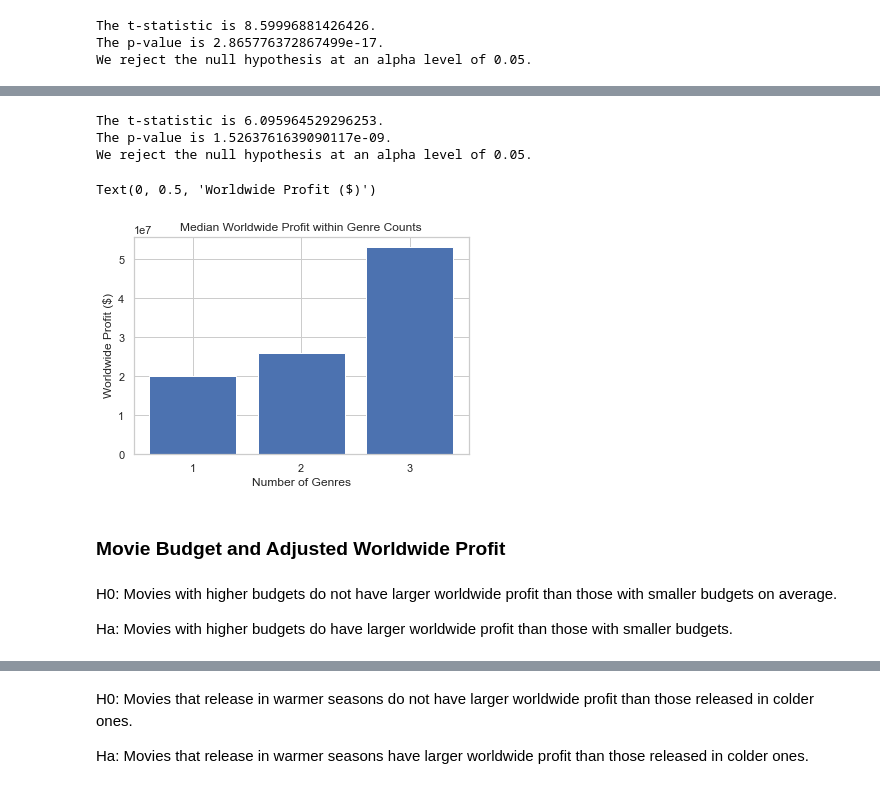
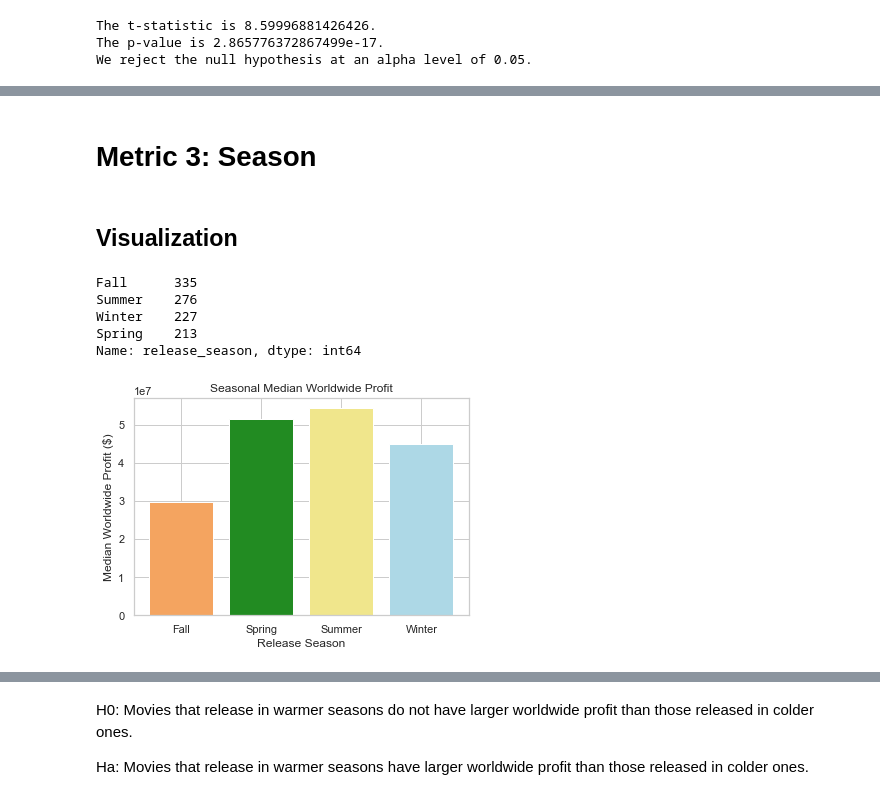
Before and after one commit to doriggs/Semester1Capstone, a Jupyter notebook: student.ipynb, the cells around one changed output, grey strips where cells are left out. Cells and saved outputs as stored; diff of their text form; code cells hidden in the pictures.

```diff
--- a/student.ipynb
+++ b/student.ipynb
@@ -131,13 +131,13 @@ imdb_df_c2 = imdb_df_c.merge(tn_df, how = "inner",
 seasons = []
 for m in imdb_df_c2["release_month"]:
     if(m in [12,1,2]):
-        seasons.append("winter")
+        seasons.append("Winter")
     elif(m in [3,4,5]):
-        seasons.append("spring")
+        seasons.append("Spring")
     elif(m in [6,7,8]):
-        seasons.append("summer")
+        seasons.append("Summer")
     else:
-        seasons.append("fall")
+        seasons.append("Fall")
 
 imdb_df_c2["release_season"] = seasons
 
@@ -477,31 +470,26 @@ genres_1or2 = imdb_df_c2[imdb_df_c2["genres_count"]!= 3]
-# %%
-results = stats.ttest_ind(genres_3["adjusted_worldwide"],
-                          genres_1or2["adjusted_worldwide"])
-alpha = 0.05
-print("The t-statistic is {}.".format(results.statistic))
-print("The p-value is {}.".format(results.pvalue))
-if(results.pvalue < alpha):
-    print("We reject the null hypothesis at an alpha level of {}.".format(alpha))
-else:
-    print("We fail to reject the null hypothesis at an alpha level of {}.".format(alpha))
-# %% [output]
-The t-statistic is 6.095964529296253.
-The p-value is 1.5263761639090117e-09.
-We reject the null hypothesis at an alpha level of 0.05.
+# %% [markdown]
+# Metric 3: Season
+# %% [markdown]
+## Visualization
+# %%
+# get value counts of each season
+imdb_df_c2["release_season"].value_counts()
+# %% [output]
+Fall      335
+Summer    276
+Winter    227
+Spring    213
+Name: release_season, dtype: int64
 # %%
-g_adjWW = imdb_df_c2.groupby("genres_count").median()["adjusted_worldwide"]
-labs2 = [str(x) for x in g_adjWW.index]
+# group rows by release season, and get medians of each
+seasonal_medians = imdb_df_c2.groupby("release_season").median()["adjusted_worldwide"]
+
+# create barplot w/ custom colors
 fig, ax = plt.subplots()
-ax.bar(labs2, g_adjWW)
-ax.set_title("Median Worldwide Profit within Genre Counts")
-ax.set_xlabel("Number of Genres")
-ax.set_ylabel("Worldwide Profit ($)")
+c = ['sandybrown', 'forestgreen', 'khaki', 'lightblue']
+ax.bar(seasonal_medians.index, seasonal_medians, color = c)
+ax.set_title("Seasonal Median Worldwide Profit")
+ax.set_xlabel("Release Season")
+ax.set_ylabel("Median Worldwide Profit ($)");
 # %% [output]
-Text(0, 0.5, 'Worldwide Profit ($)')
-[figure, old version]
+[figure, new version]
-# %% [markdown]
-### Movie Budget and Adjusted Worldwide Profit
-# %% [markdown]
-H0: Movies with higher budgets do not have larger worldwide profit than those with smaller budgets on average.
-
-Ha: Movies with higher budgets do have larger worldwide profit than those with smaller budgets.
```
Also changed, not shown: parts of 37 cells of this notebook.
